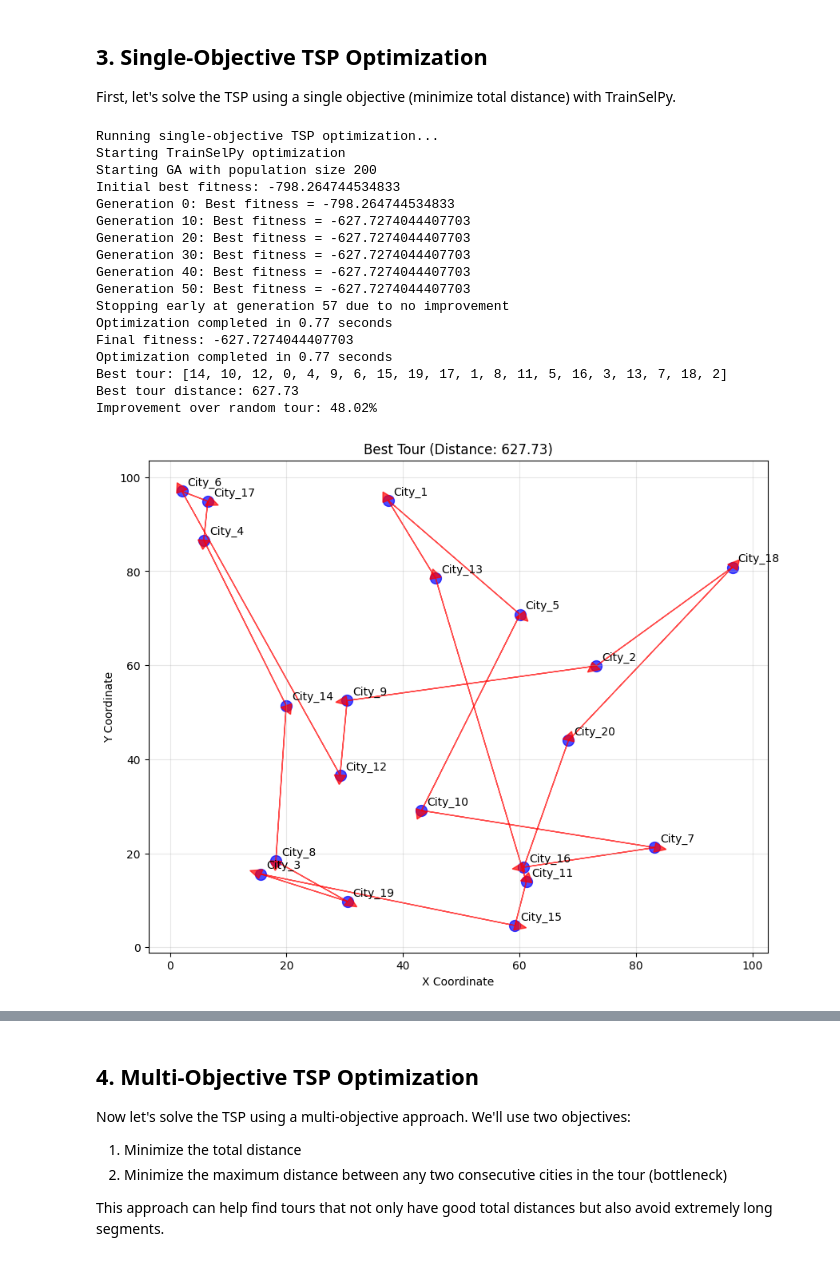
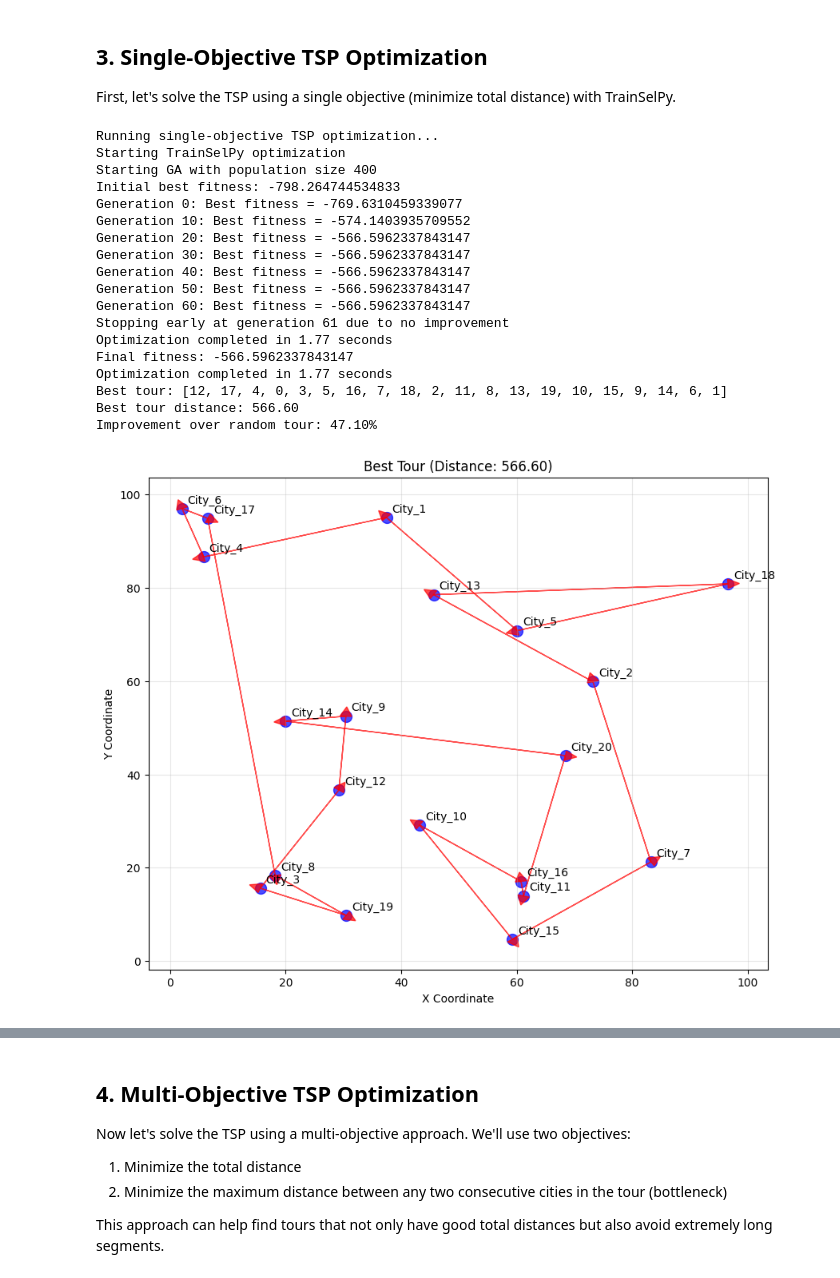
Before and after one commit to denizakdemir/trainselpy, a Jupyter notebook: examples/traveling_salesman_problem.ipynb, the cells around one changed output, grey strips where cells are left out. Saved outputs shown, nothing was run; the diff lists cells and outputs as text; code cells hidden in the pictures.

```diff
--- a/examples/traveling_salesman_problem.ipynb
+++ b/examples/traveling_salesman_problem.ipynb
@@ -156,15 +156,15 @@ ts_data['city_names'] = tsp_instance['city_names']
 # Set control parameters
 control = train_sel_control(
     size="fixed",             # Fixed size selection
-    niterations=200,          # Number of iterations
+    niterations=500,          # Number of iterations
     minitbefstop=50,          # Minimum iterations before stopping
     nEliteSaved=10,           # Number of elite solutions to save
-    nelite=5,                # Number of elite solutions
-    npop=200,                 # Population size
-    mutprob=0.5,              # Mutation probability
-    mutintensity=0.3,         # Mutation intensity
-    crossprob=0.8,            # Crossover probability
-    crossintensity=0.5,       # Crossover intensity
+    nelite=10,                # Number of elite solutions
+    npop=400,                 # Population size
+    mutprob=.1,              # Mutation probability
+    mutintensity=2,         # Mutation intensity
+    crossprob=0.9,            # Crossover probability
+    crossintensity=0.1,       # Crossover intensity
     niterSANN=200,             # Simulated annealing iterations
     tempini=100.0,            # Initial temperature
     tempfin=0.1,              # Final temperature
@@ -210,45 +210,46 @@ for i in range(len(best_tour)):
 
     # Draw arrow
     plt.arrow(coords[from_city, 0], coords[from_city, 1],
               coords[to_city, 0] - coords[from_city, 0],
               coords[to_city, 1] - coords[from_city, 1],
               head_width=2, head_length=2, fc='red', ec='red', alpha=0.7)
 
 # Add city labels
 for i, (x, y) in enumerate(coords):
     plt.annotate(tsp_instance['city_names'][i], (x, y), xytext=(5, 5), textcoords='offset points')
 
 plt.title(f"Best Tour (Distance: {best_distance:.2f})")
 plt.xlabel("X Coordinate")
 plt.ylabel("Y Coordinate")
 plt.grid(alpha=0.3)
 plt.show()
 
 # Plot convergence curve
 plt.figure(figsize=(10, 6))
 plt.plot(-np.array(result.fitness_history), 'b-')
 plt.axhline(y=best_distance, color='r', linestyle='--', alpha=0.7)
 plt.xlabel('Generation')
 plt.ylabel('Best Tour Distance')
 plt.title('Optimization Convergence')
 plt.grid(alpha=0.3)
 plt.show()
 # %% [output]
 Running single-objective TSP optimization...
 Starting TrainSelPy optimization
-Starting GA with population size 200
+Starting GA with population size 400
 Initial best fitness: -798.264744534833
-Generation 0: Best fitness = -798.264744534833
-Generation 10: Best fitness = -627.7274044407703
-Generation 20: Best fitness = -627.7274044407703
-Generation 30: Best fitness = -627.7274044407703
-Generation 40: Best fitness = -627.7274044407703
-Generation 50: Best fitness = -627.7274044407703
-Stopping early at generation 57 due to no improvement
-Optimization completed in 0.77 seconds
-Final fitness: -627.7274044407703
-Optimization completed in 0.77 seconds
-Best tour: [14, 10, 12, 0, 4, 9, 6, 15, 19, 17, 1, 8, 11, 5, 16, 3, 13, 7, 18, 2]
-Best tour distance: 627.73
-Improvement over random tour: 48.02%
+Generation 0: Best fitness = -769.6310459339077
+Generation 10: Best fitness = -574.1403935709552
+Generation 20: Best fitness = -566.5962337843147
+Generation 30: Best fitness = -566.5962337843147
+Generation 40: Best fitness = -566.5962337843147
+Generation 50: Best fitness = -566.5962337843147
+Generation 60: Best fitness = -566.5962337843147
+Stopping early at generation 61 due to no improvement
+Optimization completed in 1.77 seconds
+Final fitness: -566.5962337843147
+Optimization completed in 1.77 seconds
+Best tour: [12, 17, 4, 0, 3, 5, 16, 7, 18, 2, 11, 8, 13, 19, 10, 15, 9, 14, 6, 1]
+Best tour distance: 566.60
+Improvement over random tour: 47.10%
-[figure, old version]
+[figure, new version]
```
Also changed, not shown: parts of 4 cells of this notebook, 32 other files.
